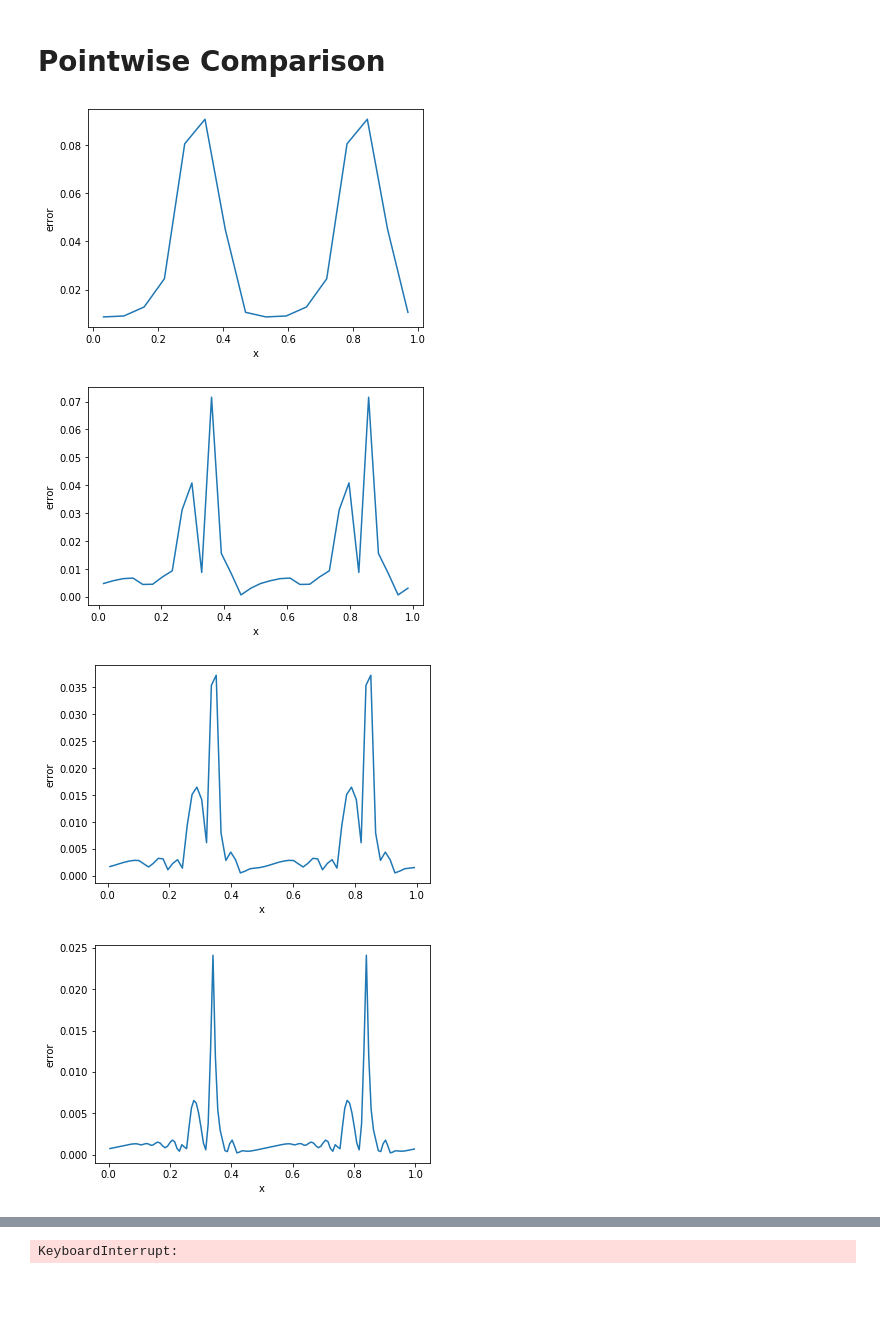
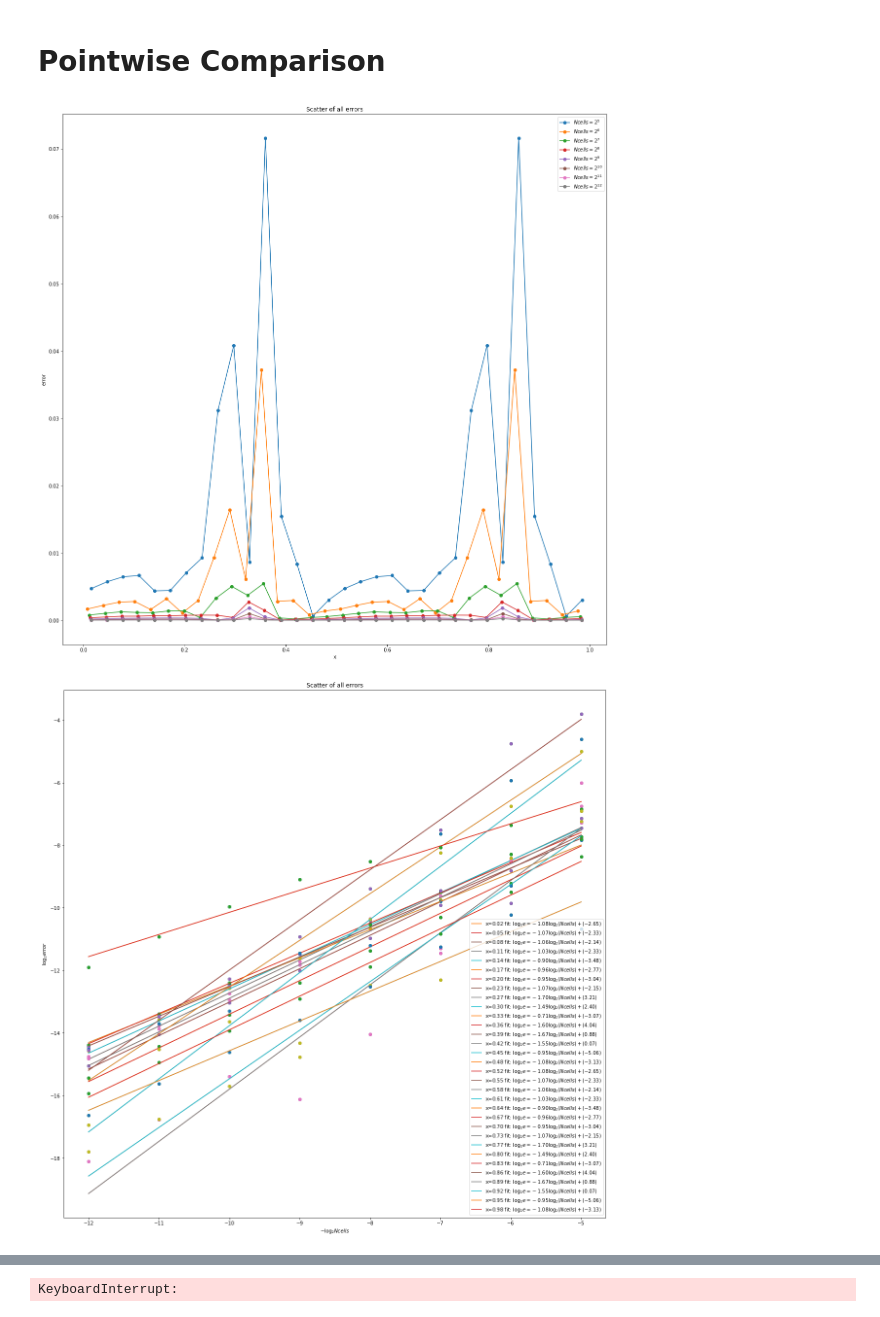
Before and after one commit to JerryChen97/Hydrodynamics, a Jupyter notebook: burgers.ipynb, the cells around one changed output, grey strips where cells are left out. Cells and saved outputs as stored; diff of their text form; code cells hidden in the pictures; blank space fills up the shorter version.

Commit message:
add pointwise code and pics

```diff
--- a/burgers.ipynb
+++ b/burgers.ipynb
@@ -279,28 +279,69 @@ plt.plot([2 ** n for n in n_list], error_list)
 # %%
 # we pick the solution to be 2^n, n=4, 5, 6, 7, 8, 9, 10
 n_list = [
-    4, 5, 6,
+    # 4,
+    5, 6,
     7, 8, 9,
-    10
+    10, 11,
+    12
     ]
 Ncell_list = [2**n for n in n_list]
-error_list = []
+
+# time selection
+t=0.25
+
+# containers for the errors
+comp_error_list_list = []
+comp_x_list_list = []
+ref_x_list = None
+
 for Ncells in Ncell_list:
     burgers = Burgers(Ncells, 'sine')
     burgers.evolve(save=False)
     plt.clf()
-    t=0.25
-    index = len(burgers._tList) // 4
+    index = int(len(burgers._tList) * t)
+
     x_list = burgers._x[burgers.Nghost:-burgers.Nghost]
     u_list = burgers._uxList[index][burgers.Nghost:-burgers.Nghost]
     true_u_list = [burgers.exact_soln(t, x) for x in x_list]
     error = abs(u_list - true_u_list)
+
+    if Ncells == Ncell_list[0]:
+        ref_x_list = x_list
+        comp_error_list_list.append(error)
+        comp_x_list_list.append(ref_x_list)
+    else:
+        comp_x_list = [min(x_list, key=lambda x : abs(x-ref_x)) for ref_x in ref_x_list]
+        comp_x_list_list.append(comp_x_list)
+        comp_index_list = [np.argmin(abs(x_list-comp_x)) for comp_x in comp_x_list]
+        comp_u_list = [u_list[index] for index in comp_index_list]
+        comp_true_u_list = [burgers.exact_soln(t, x) for x in comp_x_list]
+        comp_error_list_list.append(abs(np.array(comp_true_u_list)-np.array(comp_u_list)))
+
+
+for i in range(len(comp_x_list_list)):
+    plt.plot(comp_x_list_list[i], comp_error_list_list[i], "-o", label=r"$Ncells=2^{%d}$" % n_list[i])
     plt.xlabel("x")
     plt.ylabel("error")
-    plt.plot(x_list, error)
-    plt.show()
+    plt.title("Scatter of all errors")
+    plt.legend()
+plt.savefig("allerrors.png")
+plt.show()
+
+
+plt.rcParams["figure.figsize"] = (20,20)
+for i in range(len(ref_x_list)):
+    error_list = [np.log2(comp_error_list[i]) for comp_error_list in comp_error_list_list]
+    minus_n_list = [-n for n in n_list]
+    p = np.polyfit(minus_n_list, error_list, 1)
+    plt.plot(minus_n_list, error_list, 'o')
+    plt.plot(minus_n_list, [p[0] * n + p[1] for n in minus_n_list], label=r"x=%.2f fit: $\log_2 e = - %.2f \log_2(Ncells) + (%.2f)$" % (ref_x_list[i],p[0], p[1]))
+    plt.xlabel(r'$-\log_2 Ncells$')
+    plt.ylabel(r'$\log_2 error$')
+    plt.title("Scatter of all errors")
+    plt.legend()
+plt.savefig("pointwise.png")
+plt.show()
 # %% [output]
-[figure, old version]
+[figure, new version]
-[figure, old version]
+[figure, new version]
-[figure, removed]
-[figure, removed]
```
Also changed, not shown: parts of 1 cell of this notebook, 2 other files.
